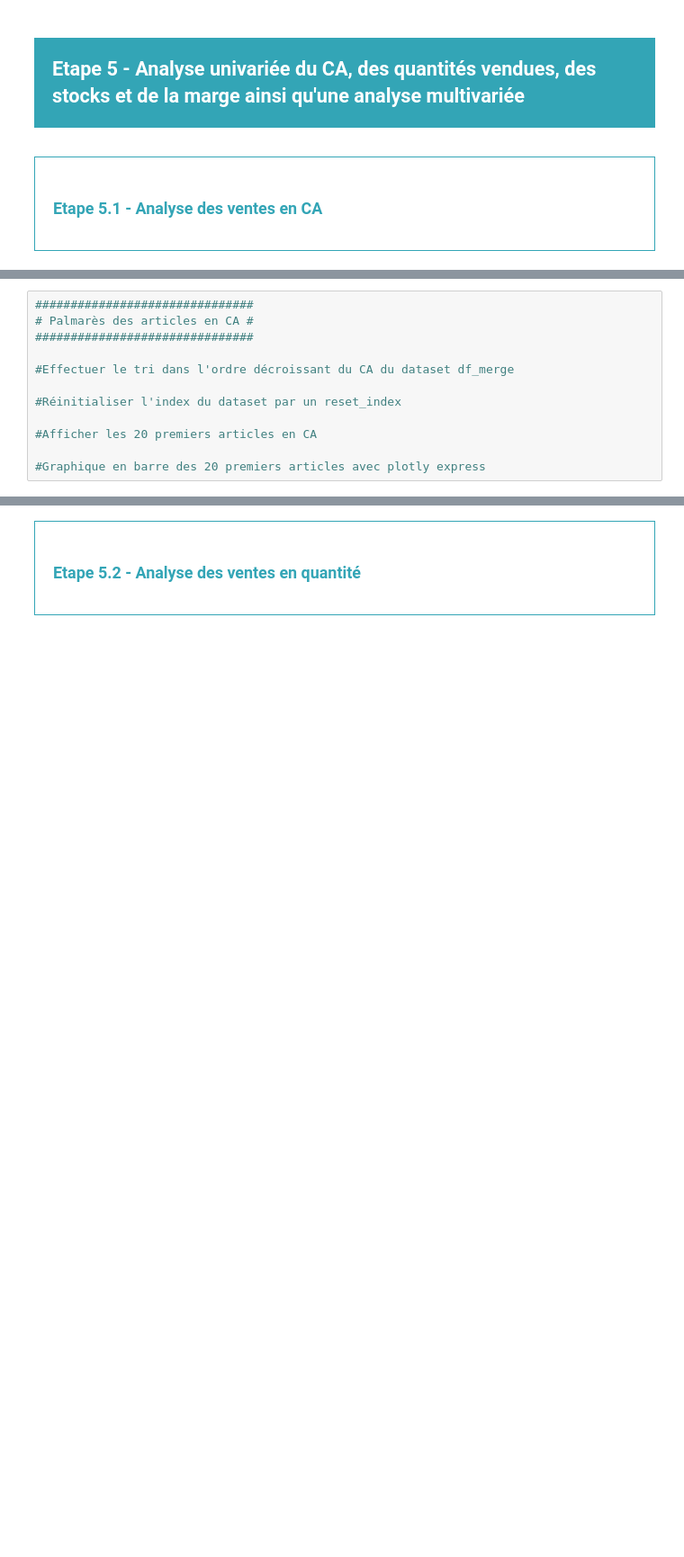
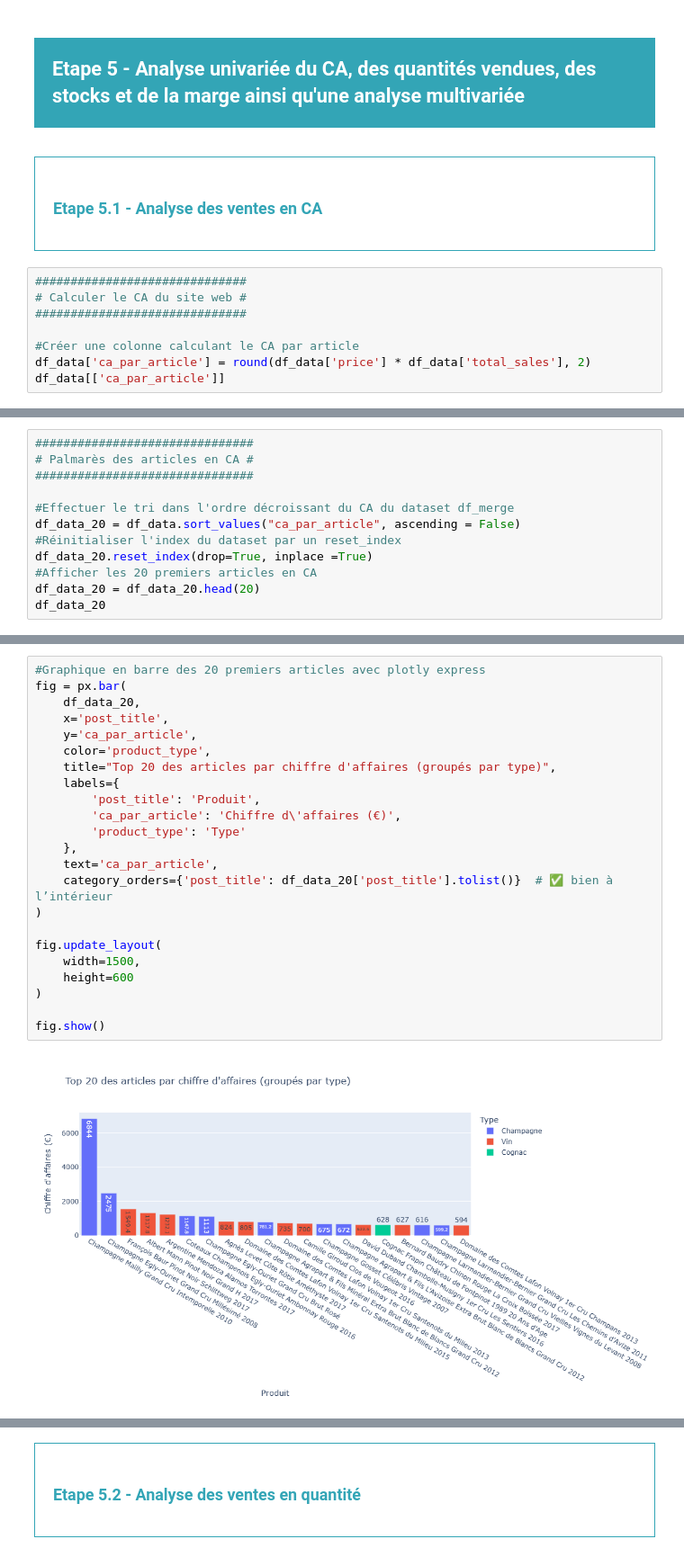
Before and after one commit to Nasus-Stackman/Data_projet6, a Jupyter notebook: projet6_open.ipynb, the cells around one changed output, grey strips where cells are left out. Shown at 90% size. Saved outputs shown, nothing was run; the diff lists cells and outputs as text; blank space fills up the shorter version.

```diff
--- a/projet6_open.ipynb
+++ b/projet6_open.ipynb
@@ -668,3 +1101,11 @@ df_liaison[doublons_liaison_web]
 <div style="border: 1px solid RGB(51,165,182);" >
 <h3 style="margin: auto; padding: 20px; color: RGB(51,165,182); ">Etape 5.1 - Analyse des ventes en CA</h3>
 </div>
+# %%
+##############################
+# Calculer le CA du site web #
+##############################
+
+#Créer une colonne calculant le CA par article
+df_data['ca_par_article'] = round(df_data['price'] * df_data['total_sales'], 2)
+df_data[['ca_par_article']]
@@ -679,0 +1137,12 @@ df_liaison[doublons_liaison_web]
+# %%
+###############################
+# Palmarès des articles en CA #
+###############################
+
+#Effectuer le tri dans l'ordre décroissant du CA du dataset df_merge
+df_data_20 = df_data.sort_values("ca_par_article", ascending = False)
+#Réinitialiser l'index du dataset par un reset_index
+df_data_20.reset_index(drop=True, inplace =True)
+#Afficher les 20 premiers articles en CA
+df_data_20 = df_data_20.head(20)
+df_data_20
@@ -680,12 +1167,25 @@ df_liaison[doublons_liaison_web]
 # %%
-###############################
-# Palmarès des articles en CA #
-###############################
+#Graphique en barre des 20 premiers articles avec plotly express
+fig = px.bar(
+    df_data_20,
+    x='post_title',
+    y='ca_par_article',
+    color='product_type',
+    title="Top 20 des articles par chiffre d'affaires (groupés par type)",
+    labels={
+        'post_title': 'Produit',
+        'ca_par_article': 'Chiffre d\'affaires (€)',
+        'product_type': 'Type'
+    },
+    text='ca_par_article',
+    category_orders={'post_title': df_data_20['post_title'].tolist()}  # ✅ bien à l’intérieur
+)
 
-#Effectuer le tri dans l'ordre décroissant du CA du dataset df_merge
+fig.update_layout(
+    width=1500,
+    height=600
+)
 
-#Réinitialiser l'index du dataset par un reset_index
-
-#Afficher les 20 premiers articles en CA
-
-#Graphique en barre des 20 premiers articles avec plotly express
+fig.show()
+# %% [output]
+[figure, added]
```
Also changed, not shown: parts of 106 cells of this notebook.
